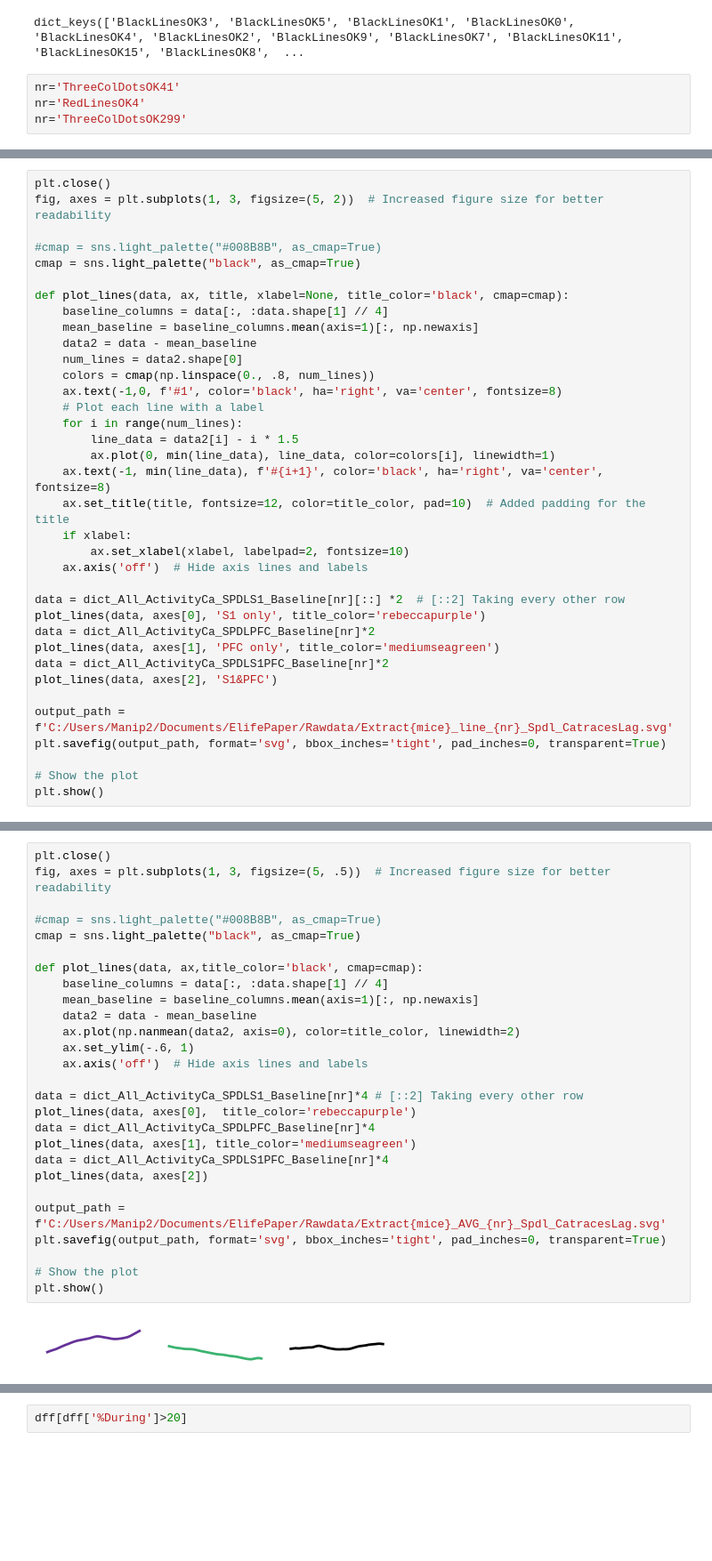
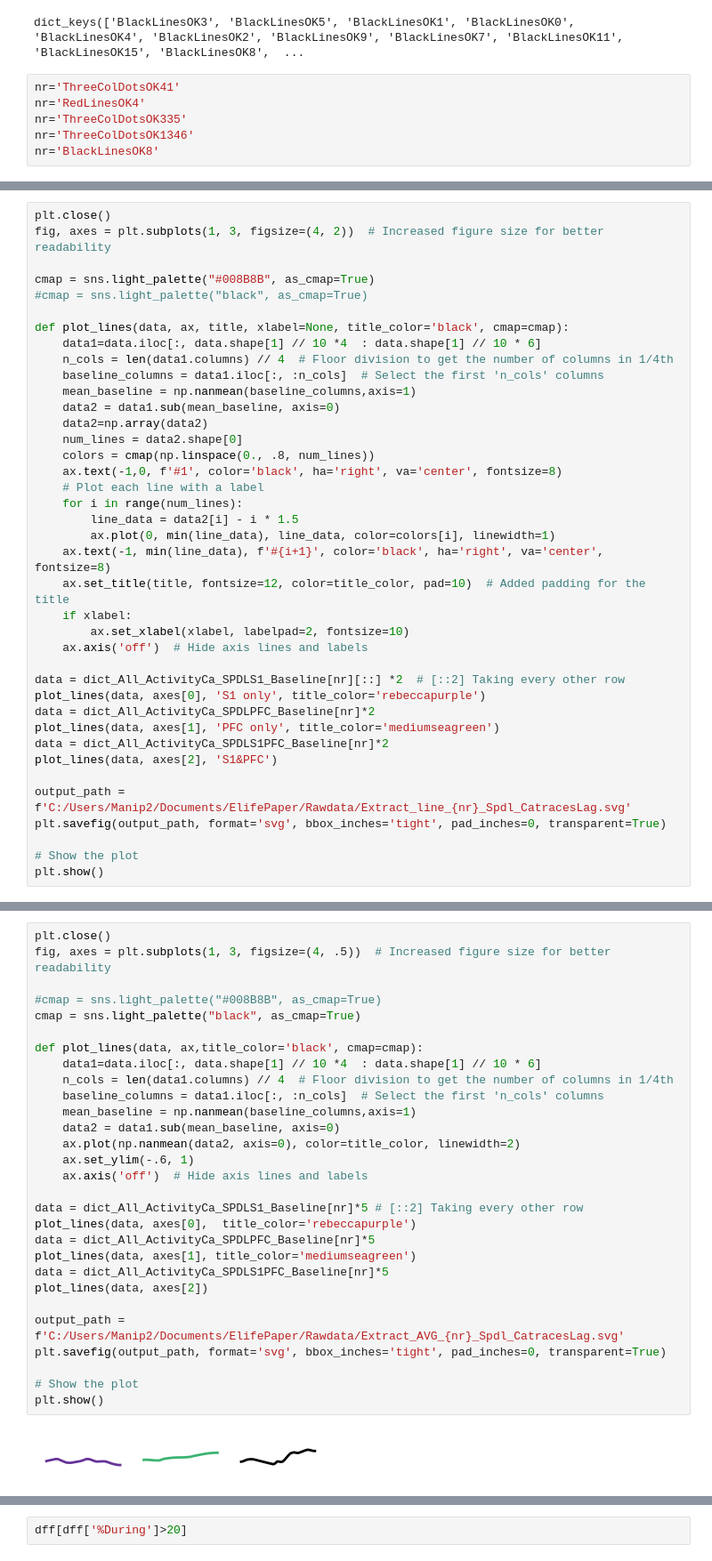
Before and after one commit to melodieborel/HayLabAnalysis, a Jupyter notebook: python/42_PlotSpdlResponse.ipynb, the cells around one changed output, grey strips where cells are left out. Shown at 89% size. Cells and saved outputs as stored; diff of their text form; blank space fills up the shorter version.

```diff
--- a/python/42_PlotSpdlResponse.ipynb
+++ b/python/42_PlotSpdlResponse.ipynb
@@ -50,7 +50,9 @@ dict_keys(['BlackLinesOK3', 'BlackLinesOK5', 'BlackLinesOK1', 'BlackLinesOK0', '
 # %%
 nr='ThreeColDotsOK41'
 nr='RedLinesOK4'
-nr='ThreeColDotsOK299'
+nr='ThreeColDotsOK335'
+nr='ThreeColDotsOK1346'
+nr='BlackLinesOK8'
 # %%
 import numpy as np
 import matplotlib.pyplot as plt
@@ -77,14 +81,17 @@ plt.show()
 # %%
 plt.close()
-fig, axes = plt.subplots(1, 3, figsize=(5, 2))  # Increased figure size for better readability
+fig, axes = plt.subplots(1, 3, figsize=(4, 2))  # Increased figure size for better readability
 
-#cmap = sns.light_palette("#008B8B", as_cmap=True)
-cmap = sns.light_palette("black", as_cmap=True)
+cmap = sns.light_palette("#008B8B", as_cmap=True)
+#cmap = sns.light_palette("black", as_cmap=True)
 
 def plot_lines(data, ax, title, xlabel=None, title_color='black', cmap=cmap):
-    baseline_columns = data[:, :data.shape[1] // 4]
-    mean_baseline = baseline_columns.mean(axis=1)[:, np.newaxis]
-    data2 = data - mean_baseline
+    data1=data.iloc[:, data.shape[1] // 10 *4  : data.shape[1] // 10 * 6]
+    n_cols = len(data1.columns) // 4  # Floor division to get the number of columns in 1/4th
+    baseline_columns = data1.iloc[:, :n_cols]  # Select the first 'n_cols' columns
+    mean_baseline = np.nanmean(baseline_columns,axis=1)
+    data2 = data1.sub(mean_baseline, axis=0)
+    data2=np.array(data2)
     num_lines = data2.shape[0]
     colors = cmap(np.linspace(0., .8, num_lines))
     ax.text(-1,0, f'#1', color='black', ha='right', va='center', fontsize=8)
@@ -105,7 +112,7 @@ plot_lines(data, axes[1], 'PFC only', title_color='mediumseagreen')
 data = dict_All_ActivityCa_SPDLS1PFC_Baseline[nr]*2
 plot_lines(data, axes[2], 'S1&PFC')
 
-output_path = f'C:/Users/Manip2/Documents/ElifePaper/Rawdata/Extract{mice}_line_{nr}_Spdl_CatracesLag.svg'
+output_path = f'C:/Users/Manip2/Documents/ElifePaper/Rawdata/Extract_line_{nr}_Spdl_CatracesLag.svg'
 plt.savefig(output_path, format='svg', bbox_inches='tight', pad_inches=0, transparent=True)
 
 # Show the plot
@@ -115,30 +122,32 @@ plt.show()
 # %%
 plt.close()
-fig, axes = plt.subplots(1, 3, figsize=(5, .5))  # Increased figure size for better readability
+fig, axes = plt.subplots(1, 3, figsize=(4, .5))  # Increased figure size for better readability
 
 #cmap = sns.light_palette("#008B8B", as_cmap=True)
 cmap = sns.light_palette("black", as_cmap=True)
 
 def plot_lines(data, ax,title_color='black', cmap=cmap):
-    baseline_columns = data[:, :data.shape[1] // 4]
-    mean_baseline = baseline_columns.mean(axis=1)[:, np.newaxis]
-    data2 = data - mean_baseline
+    data1=data.iloc[:, data.shape[1] // 10 *4  : data.shape[1] // 10 * 6]
+    n_cols = len(data1.columns) // 4  # Floor division to get the number of columns in 1/4th
+    baseline_columns = data1.iloc[:, :n_cols]  # Select the first 'n_cols' columns
+    mean_baseline = np.nanmean(baseline_columns,axis=1)
+    data2 = data1.sub(mean_baseline, axis=0)
     ax.plot(np.nanmean(data2, axis=0), color=title_color, linewidth=2)
     ax.set_ylim(-.6, 1)
     ax.axis('off')  # Hide axis lines and labels
 
-data = dict_All_ActivityCa_SPDLS1_Baseline[nr]*4 # [::2] Taking every other row
+data = dict_All_ActivityCa_SPDLS1_Baseline[nr]*5 # [::2] Taking every other row
 plot_lines(data, axes[0],  title_color='rebeccapurple')
-data = dict_All_ActivityCa_SPDLPFC_Baseline[nr]*4
+data = dict_All_ActivityCa_SPDLPFC_Baseline[nr]*5
 plot_lines(data, axes[1], title_color='mediumseagreen')
-data = dict_All_ActivityCa_SPDLS1PFC_Baseline[nr]*4
+data = dict_All_ActivityCa_SPDLS1PFC_Baseline[nr]*5
 plot_lines(data, axes[2])
 
-output_path = f'C:/Users/Manip2/Documents/ElifePaper/Rawdata/Extract{mice}_AVG_{nr}_Spdl_CatracesLag.svg'
+output_path = f'C:/Users/Manip2/Documents/ElifePaper/Rawdata/Extract_AVG_{nr}_Spdl_CatracesLag.svg'
 plt.savefig(output_path, format='svg', bbox_inches='tight', pad_inches=0, transparent=True)
 
 # Show the plot
 plt.show()
 # %% [output]
-[figure, old version]
+[figure, new version]
 # %%
```
Also changed, not shown: parts of 7 cells of this notebook, 1 other file.
